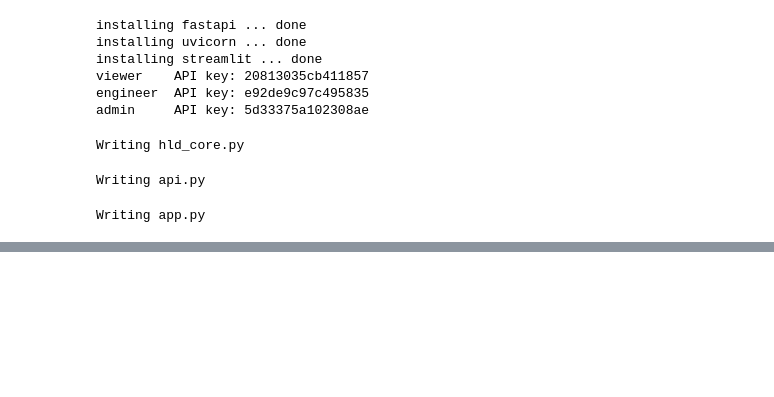
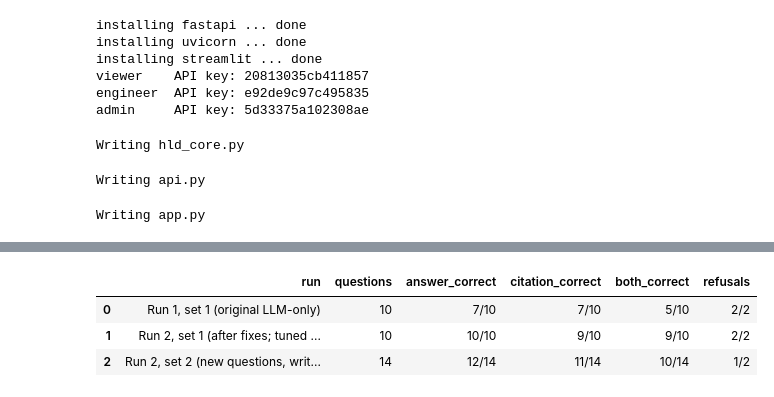
Before and after one commit to anbu789/SASTRA_ANBU-SELVAN-M_127003017_CS1_AIML, a Jupyter notebook: Code/Code.ipynb, the cells around one changed output, grey strips where cells are left out. Saved outputs shown, nothing was run; the diff lists cells and outputs as text; code cells hidden in the pictures; blank space fills up the shorter version.

```diff
--- a/Code/Code.ipynb
+++ b/Code/Code.ipynb
@@ -188,7 +188,7 @@ from pathlib import Path
 from collections import Counter
 
 # Project root = the folder that contains Code/. The notebook runs inside Code/, so go one level up.
-ROOT = Path("/home/anbuselvanmurugesan/Documents/SASTRA_ANBU-SELVAN-M_127003017_CSE_AIML")
+ROOT = Path("/home/anbuselvanmurugesan/Documents/SASTRA_ANBU-SELVAN-M_127003017_CS1_AIML")
 assert (ROOT/"Code").exists(), f"Run this notebook from the project folder or its Code/ folder (cwd is {Path.cwd()})"
 
 # Only used at the very end, when you rename/copy the folder for submission
@@ -605,7 +606,7 @@ ollama: not installed
 # %%
 import requests, time, subprocess
 
-MODEL = "qwen2.5:7b"
+MODEL = "qwen2.5:3b"
 t = time.time()
 r = requests.post("http://localhost:11434/api/generate", json={
     "model": MODEL, "stream": False,
@@ -1599,0 +1888,19 @@ Terminal C (web app):
+# %%
+def run_set(questions, tag):
+    out = []
+    for qd in questions:
+        t = time.time()
+        res = ask2(qd["q"], version=qd.get("version"))
+        res.update(id=qd["id"], type=qd["type"], expected=qd["expected"], seconds=round(time.time() - t))
+        out.append(res); print(f'{qd["id"]} [{res["status"]} | {res.get("source")}] {res["seconds"]}s')
+    json.dump(out, open(ROOT/"Evaluation_Results"/f"qa_run_{tag}.json", "w"), indent=2)
+    return out
+
+def print_run(out):
+    for r in out:
+        print(f'\n{r["id"]} ({r["type"]}) {r["question"]}\n   expected: {r["expected"]}\n   got [{r["status"]}|{r.get("source")}]: ' + r["answer"].replace("\n", "\n      "))
+        for c in r["citations"]: print(f'      cites {c["section"]} p.{c["page"]}')
+        if r.get("unsupported"): print("      unsupported:", r["unsupported"])
+
+RUN_S1 = run_set(QUESTIONS, "set1_after_fixes")
+print_run(RUN_S1)
@@ -1599,0 +1950,24 @@ Terminal C (web app):
+# %%
+G1 = {"Q01": (1, 1), "Q02": (1, 1), "Q03": (1, 1), "Q04": (1, 1), "Q05": (1, 1),
+      "Q06": (1, 1), "Q07": (1, 1), "Q08": (1, 1), "Q09": (1, 1), "Q10": (1, 0)}
+G2 = {"S01": (1, 1), "S02": (1, 1), "S03": (1, 1), "S04": (1, 1), "S05": (1, 1), "S06": (1, 1),
+      "S07": (1, 0), "S08": (1, 1), "S09": (1, 1),
+      "M01": (1, 1), "M02": (1, 0), "M03": (1, 1), "M04": (0, 1), "M06": (0, 0)}                        # set 2: fill (answer, citation)
+assert all(v is not None for v in {**G1, **G2}.values()), "Fill in a (answer, citation) grade for every question first"
+
+def summarise(name, grades, run):
+    n = len(grades); a = sum(x for x, _ in grades.values()); c = sum(y for _, y in grades.values()); b = sum(x and y for x, y in grades.values())
+    ref = [r for r in run if r["type"] != "answerable"]; ok = sum(r["status"] in ("not_found", "out_of_scope") for r in ref)
+    return dict(run=name, questions=n, answer_correct=f"{a}/{n}", citation_correct=f"{c}/{n}", both_correct=f"{b}/{n}", refusals=f"{ok}/{len(ref)}")
+
+old = json.load(open(ROOT/"Evaluation_Results"/"qa_manual_grades.json"))
+rows = [dict(run="Run 1, set 1 (original LLM-only)", questions=10, answer_correct="7/10", citation_correct="7/10", both_correct="5/10", refusals=old["refusals_correct"]),
+        summarise("Run 2, set 1 (after fixes; tuned on these questions)", G1, RUN_S1),
+        summarise("Run 2, set 2 (new questions, written after the router was designed)", G2, RUN_S2)]
+display(pd.DataFrame(rows))
+json.dump(dict(rows=rows, grades_set1=G1, grades_set2=G2), open(ROOT/"Evaluation_Results"/"qa_comparison.json", "w"), indent=2)
+# %% [output]
+|  | run | questions | answer_correct | citation_correct | both_correct | refusals |
+| 0 | Run 1, set 1 (original LLM-only) | 10 | 7/10 | 7/10 | 5/10 | 2/2 |
+| 1 | Run 2, set 1 (after fixes; tuned ... | 10 | 10/10 | 9/10 | 9/10 | 2/2 |
+| 2 | Run 2, set 2 (new questions, writ... | 14 | 12/14 | 11/14 | 10/14 | 1/2 |
```
Also changed, not shown: parts of 52 cells of this notebook, 36 other files.
